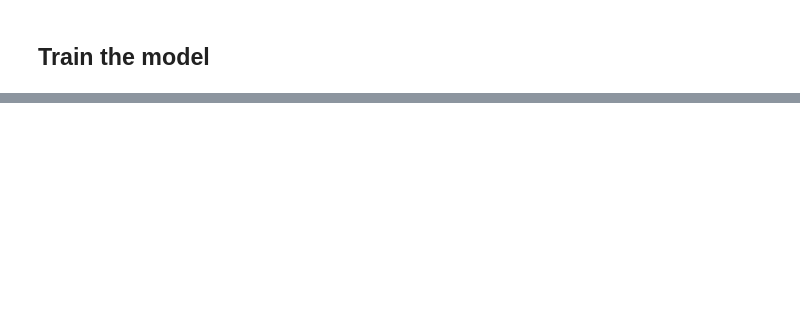
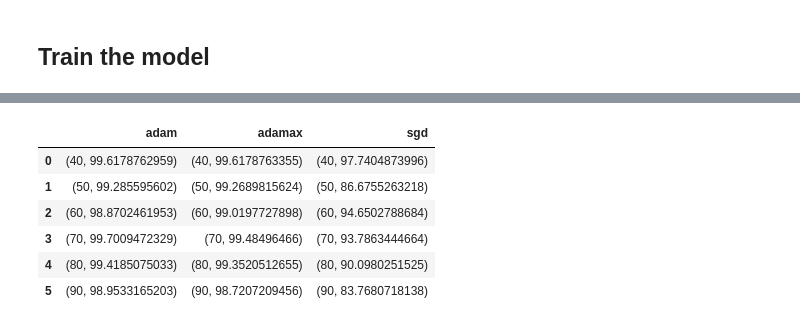
Before and after one commit to jhli973/PersonalLearnings, a Jupyter notebook: FaceRecognition/DataModeling.ipynb, the cells around one changed output, grey strips where cells are left out. Saved outputs shown, nothing was run; the diff lists cells and outputs as text; code cells hidden in the pictures; blank space fills up the shorter version.

```diff
--- a/FaceRecognition/DataModeling.ipynb
+++ b/FaceRecognition/DataModeling.ipynb
@@ -210,0 +62,15 @@ model.predict(resized_image)
+# %%
+import pandas as pd
+import json
+with open('model.txt', 'w') as outfile:
+    json.dumps(model_dict, outfile)
+model_acc = pd.DataFrame(model_dict)
+model_acc
+# %% [output]
+|  | adam | adamax | sgd |
+| 0 | (40, 99.6178762959) | (40, 99.6178763355) | (40, 97.7404873996) |
+| 1 | (50, 99.285595602) | (50, 99.2689815624) | (50, 86.6755263218) |
+| 2 | (60, 98.8702461953) | (60, 99.0197727898) | (60, 94.6502788684) |
+| 3 | (70, 99.7009472329) | (70, 99.48496466) | (70, 93.7863444664) |
+| 4 | (80, 99.4185075033) | (80, 99.3520512655) | (80, 90.0980251525) |
+| 5 | (90, 98.9533165203) | (90, 98.7207209456) | (90, 83.7680718138) |
```
Also changed, not shown: parts of 27 cells of this notebook, 8 other files.
